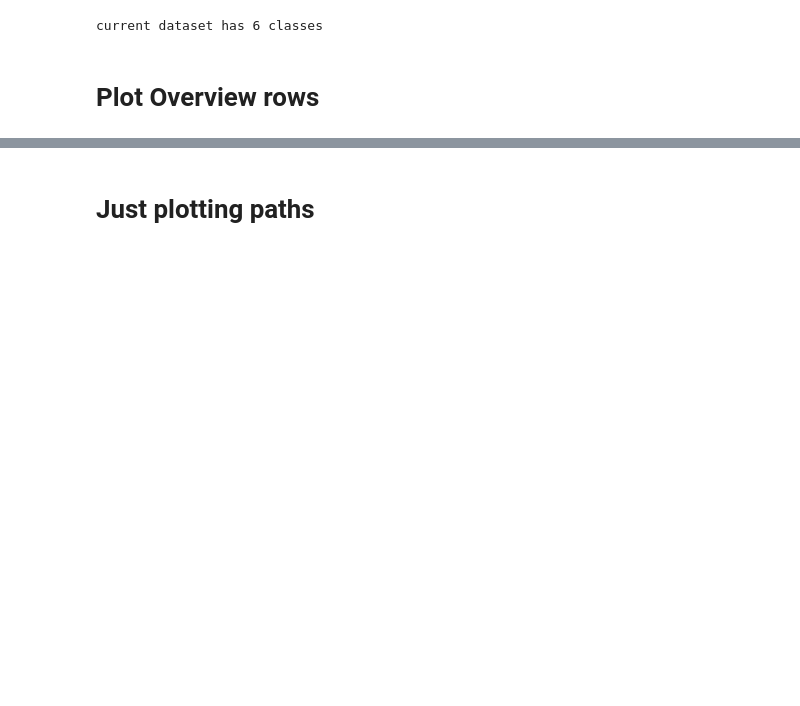
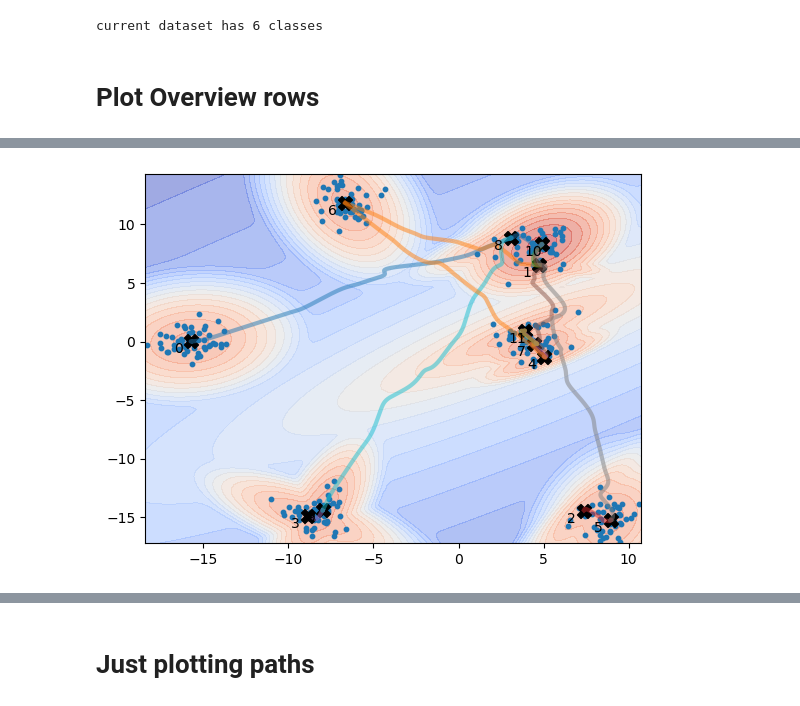
Before and after one commit to ecker-lab/tneb_clustering, a Jupyter notebook: notebooks/metrics/tmm_overclustering.ipynb, the cells around one changed output, grey strips where cells are left out. Saved outputs shown, nothing was run; the diff lists cells and outputs as text; code cells hidden in the pictures; blank space fills up the shorter version.

```diff
--- a/notebooks/metrics/tmm_overclustering.ipynb
+++ b/notebooks/metrics/tmm_overclustering.ipynb
@@ -57,0 +66,11 @@ levels = None
+# %%
+tmm_plots.plot_field(
+    data_X=data_X,
+    mixture_model=tmm_model.mixture_model,
+    paths=tmm_model.paths_,
+    selection=tmm_model.compute_mst_edges(tmm_model.raw_adjacency_) + [(4,6)],
+    levels=20,
+    # save_path="/tmp/heatmap.pdf"
+)
+# %% [output]
+[figure, added]
```
Also changed, not shown: parts of 14 cells of this notebook, 5 other files.
